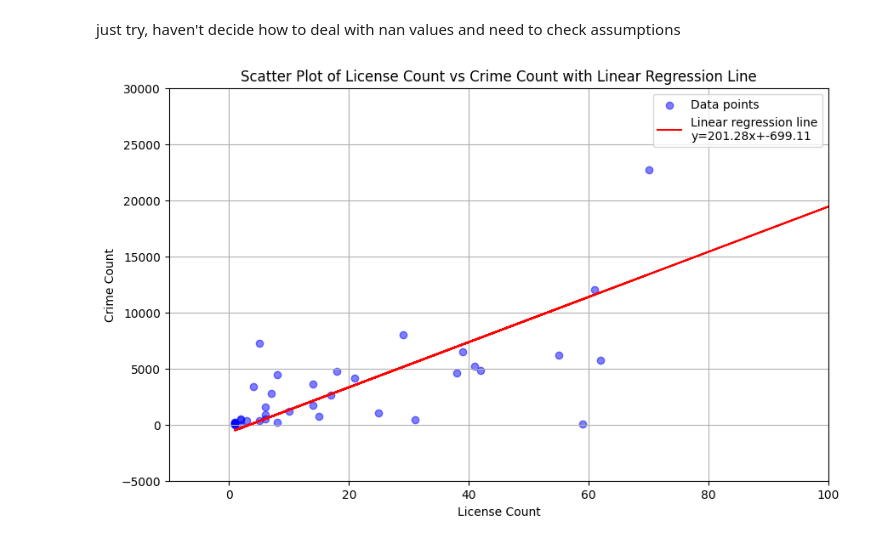
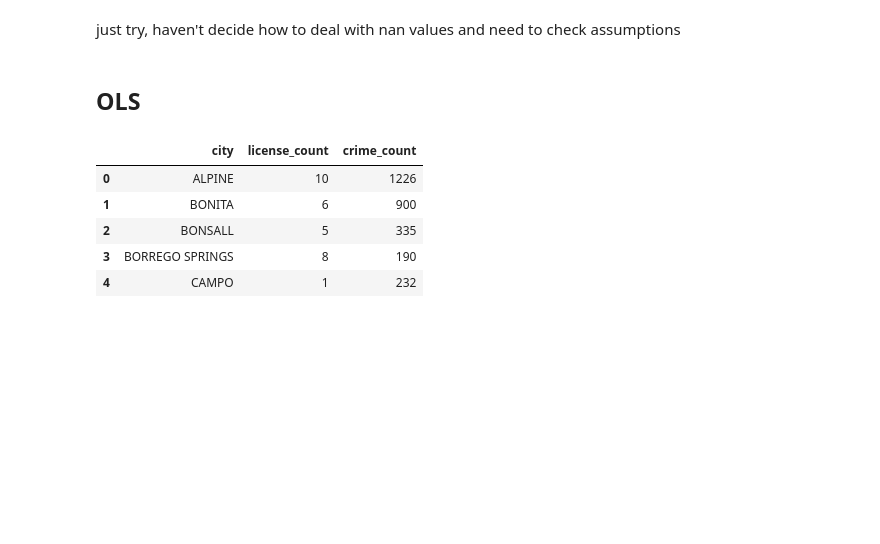
Before and after one commit to KellyyyGSY/poli170a_proj, a Jupyter notebook: POLI170A.ipynb, the cells around one changed output. Saved outputs shown, nothing was run; the diff lists cells and outputs as text; code cells hidden in the pictures; blank space fills up the shorter version.

Commit message:
Add files via upload
add population data

```diff
--- a/POLI170A.ipynb
+++ b/POLI170A.ipynb
@@ -17,5 +15,5 @@ Drive already mounted at /content/drive; to attempt to forcibly remount, call dr
 # %%
-zipcode_df = pd.read_csv("/content/drive/MyDrive/zipcode.csv", header = None)
+zipcode_df = pd.read_csv("zipcode.csv", header = None)
 zipcode_arr = zipcode_df[0].values
 # %% [markdown]
 # Alcohol Dataset
@@ -26,7 +24,7 @@ Records of alcohol licenses in california, from the CA ABC daily file, with impr
 * sd_abc_density. Areal density of on-sale and off-sale licenses in San Diego county
 # %%
 # most update dataset from website
-ca_licenses =  pd.read_csv("/content/drive/MyDrive/ABC_WeeklyDataExport.csv", skiprows=1)
+ca_licenses =  pd.read_csv("ABC_WeeklyDataExport.csv", skiprows=1)
 # %%
 sd_abc_density_df =  pd.read_csv('http://library.metatab.org/abc.ca.gov-licenses-2.1.2/data/sd_abc_density.csv')
 # %% [markdown]
@@ -328,34 +320,52 @@ plt.show()
 just try, haven't decide how to deal with nan values
 and need to check assumptions
 # %%
-from scipy.stats import linregress
+# from scipy.stats import linregress
 
-# Remove rows with NaN values for regression
-cleaned_df = merged_df.dropna()
+# # Remove rows with NaN values for regression
+# cleaned_df = merged_df.dropna()
 
-# Perform linear regression
-slope, intercept, r_value, p_value, std_err = linregress(cleaned_df['license_count'], cleaned_df['crime_count'])
+# # Perform linear regression
+# slope, intercept, r_value, p_value, std_err = linregress(cleaned_df['license_count'], cleaned_df['crime_count'])
 
-# Calculate regression line
-regression_line = slope * cleaned_df['license_count'] + intercept
+# # Calculate regression line
+# regression_line = slope * cleaned_df['license_count'] + intercept
 
-# Draw scatter plot
-plt.figure(figsize=(10, 6))
-plt.scatter(merged_df['license_count'], merged_df['crime_count'], color='blue', alpha=0.5, label='Data points')
-plt.plot(cleaned_df['license_count'], regression_line, color='red', label=f'Linear regression line\ny={slope:.2f}x+{intercept:.2f}')
+# # Draw scatter plot
+# plt.figure(figsize=(10, 6))
+# plt.scatter(merged_df['license_count'], merged_df['crime_count'], color='blue', alpha=0.5, label='Data points')
+# plt.plot(cleaned_df['license_count'], regression_line, color='red', label=f'Linear regression line\ny={slope:.2f}x+{intercept:.2f}')
 
-# Set axis limits
-plt.xlim(-10, 100)
-plt.ylim(-5000, 30000)
+# # Set axis limits
+# plt.xlim(-10, 100)
+# plt.ylim(-5000, 30000)
 
-# Add labels and title
-plt.xlabel('License Count')
-plt.ylabel('Crime Count')
-plt.title('Scatter Plot of License Count vs Crime Count with Linear Regression Line')
-plt.legend()
-plt.grid(True)
+# # Add labels and title
+# plt.xlabel('License Count')
+# plt.ylabel('Crime Count')
+# plt.title('Scatter Plot of License Count vs Crime Count with Linear Regression Line')
+# plt.legend()
+# plt.grid(True)
 
-# Display the scatter plot with regression line
-plt.show()
+# # Display the scatter plot with regression line
+# plt.show()
-# %% [output]
-[figure, removed]
+# %% [markdown]
+## OLS
+# %%
+# Calculate the count of licenses per city
+license_counts = sub_alcohol.groupby('Prem City').size().reset_index(name='license_count')
+license_counts.rename(columns={'Prem City': 'city'}, inplace=True)
+# %%
+# Calculate the count of violent crimes per city
+crime_counts = sub_crime.groupby('city').size().reset_index(name='crime_count')
+# %%
+# Merge the datasets on city
+merged_data = pd.merge(license_counts, crime_counts, on='city')
+merged_data.head()
+# %% [output]
+|  | city | license_count | crime_count |
+| 0 | ALPINE | 10 | 1226 |
+| 1 | BONITA | 6 | 900 |
+| 2 | BONSALL | 5 | 335 |
+| 3 | BORREGO SPRINGS | 8 | 190 |
+| 4 | CAMPO | 1 | 232 |
```
Also changed, not shown: parts of 10 cells of this notebook, 1 other file.
